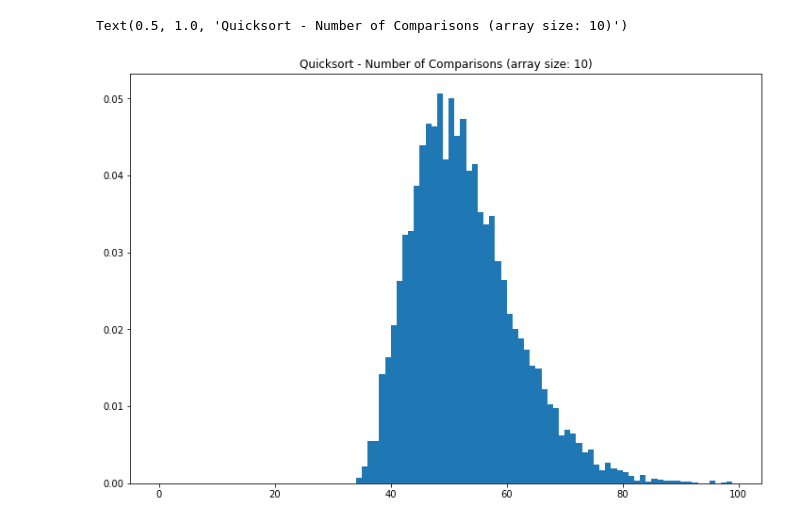
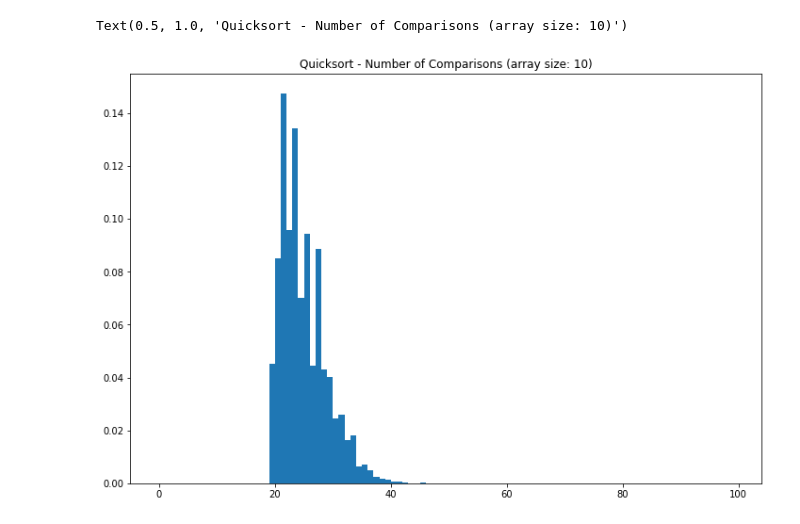
Before and after one commit to jpbm/probabilism, a Jupyter notebook: Quicksort.ipynb, the cells around one changed output. Saved outputs shown, nothing was run; the diff lists cells and outputs as text; code cells hidden in the pictures.

```diff
--- a/Quicksort.ipynb
+++ b/Quicksort.ipynb
@@ -11,7 +85,7 @@ def get_array(n):
     """
     Get a shuffled array of integers (without duplicates)
     """
-    return np.random.permutation(list(range(n)))
+    return list(np.random.permutation(list(range(n))))
 
 
 
@@ -27,40 +101,40 @@ def quicksort(x):
         return n,x
 
     else:
-        pivot = np.random.choice(x) # randomly choose a pivot from array
+        pivot = x.pop() # randomly choose a pivot from array
         H = []
         L = []
-        for i in range(len(x)): # assign elements to H(igher) or L(ower) array depending on size relative to pivot
+        for i in x: # assign elements to H(igher) or L(ower) array depending on size relative to pivot
             n+=1
-            if x[i] > pivot:
-                H+=[x[i]]
+            if i > pivot:
+                H+=[i]
             else:
-                L+=[x[i]]
+                L+=[i]
 
         n_l, L = quicksort(L) # recursively call quicksort on H and L arrays.s
         n_h, H = quicksort(H)
 
         n = n+n_l+n_h
 
         return n,L+H
 
 
 # simulation
 n_trials = 10000
 array_length = 10
 
 n_comparisons = []
 for i in range(n_trials):
 
     x = get_array(array_length)
     n,_ = quicksort(x)
 
     n_comparisons+=[n]
 
 
 plt.figure(figsize=(12,8))
 _ = plt.hist(n_comparisons,bins = list(range(array_length**2)),density=True)
 plt.title('Quicksort - Number of Comparisons (array size: %i)' % array_length)
 # %% [output]
 Text(0.5, 1.0, 'Quicksort - Number of Comparisons (array size: 10)')
-[figure, old version]
+[figure, new version]
```
Also changed, not shown: parts of 4 cells of this notebook.
